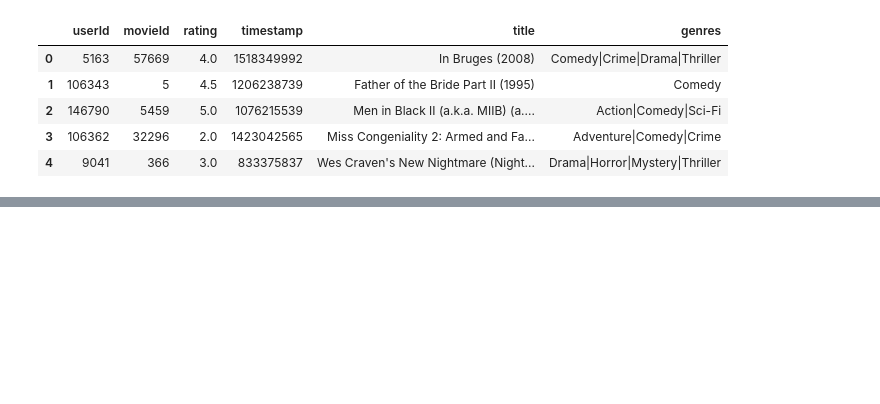
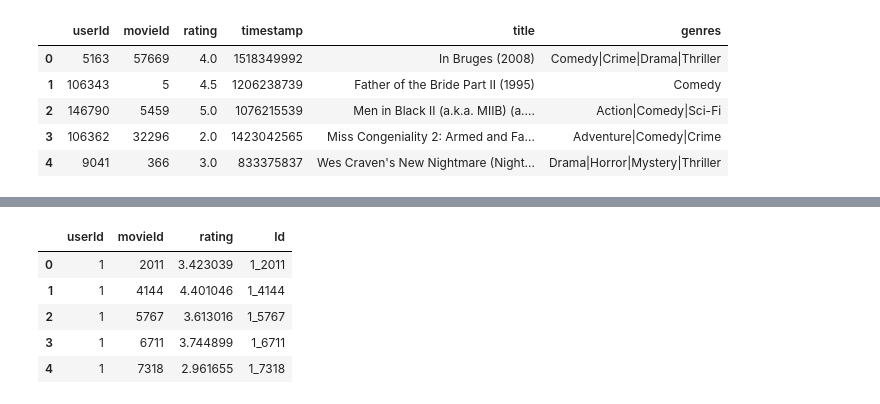
Before and after one commit to kmsekgothe/unsupervised-predict-streamlit-template, a Jupyter notebook: Bhee unsupervised.ipynb, the cells around one changed output, grey strips where cells are left out. Cells and saved outputs as stored; diff of their text form; code cells hidden in the pictures; blank space fills up the shorter version.

```diff
--- a/Bhee unsupervised.ipynb
+++ b/Bhee unsupervised.ipynb
@@ -294,0 +356,4 @@ MemoryError: Unable to allocate 32.4 GiB for an array with shape (4351285754,) a
+# %%
+# Renaming our predictions to original names
+df_pred=df_pred.rename(columns={'uid':'userId', 'iid':'movieId','est':'rating'})
+df_pred.drop(['r_ui','details'],axis=1,inplace=True)
@@ -294,0 +370,14 @@ MemoryError: Unable to allocate 32.4 GiB for an array with shape (4351285754,) a
+# %%
+# Concatenating userId/movieId into a single Id column.(code has to be run twice to get desired outcome)
+df_pred['Id']=df_pred.apply(lambda x:'%s_%s' % (x['userId'],x['movieId']),axis=1)
+df_pred['Id']=df_pred.apply(lambda x:'%s_%s' % (x['userId'],x['movieId']),axis=1)
+# %%
+# View the first five rows of the dataframe
+df_pred.head()
+# %% [output]
+|  | userId | movieId | rating | Id |
+| 0 | 1 | 2011 | 3.423039 | 1_2011 |
+| 1 | 1 | 4144 | 4.401046 | 1_4144 |
+| 2 | 1 | 5767 | 3.613016 | 1_5767 |
+| 3 | 1 | 6711 | 3.744899 | 1_6711 |
+| 4 | 1 | 7318 | 2.961655 | 1_7318 |
```
Also changed, not shown: parts of 22 cells of this notebook.
